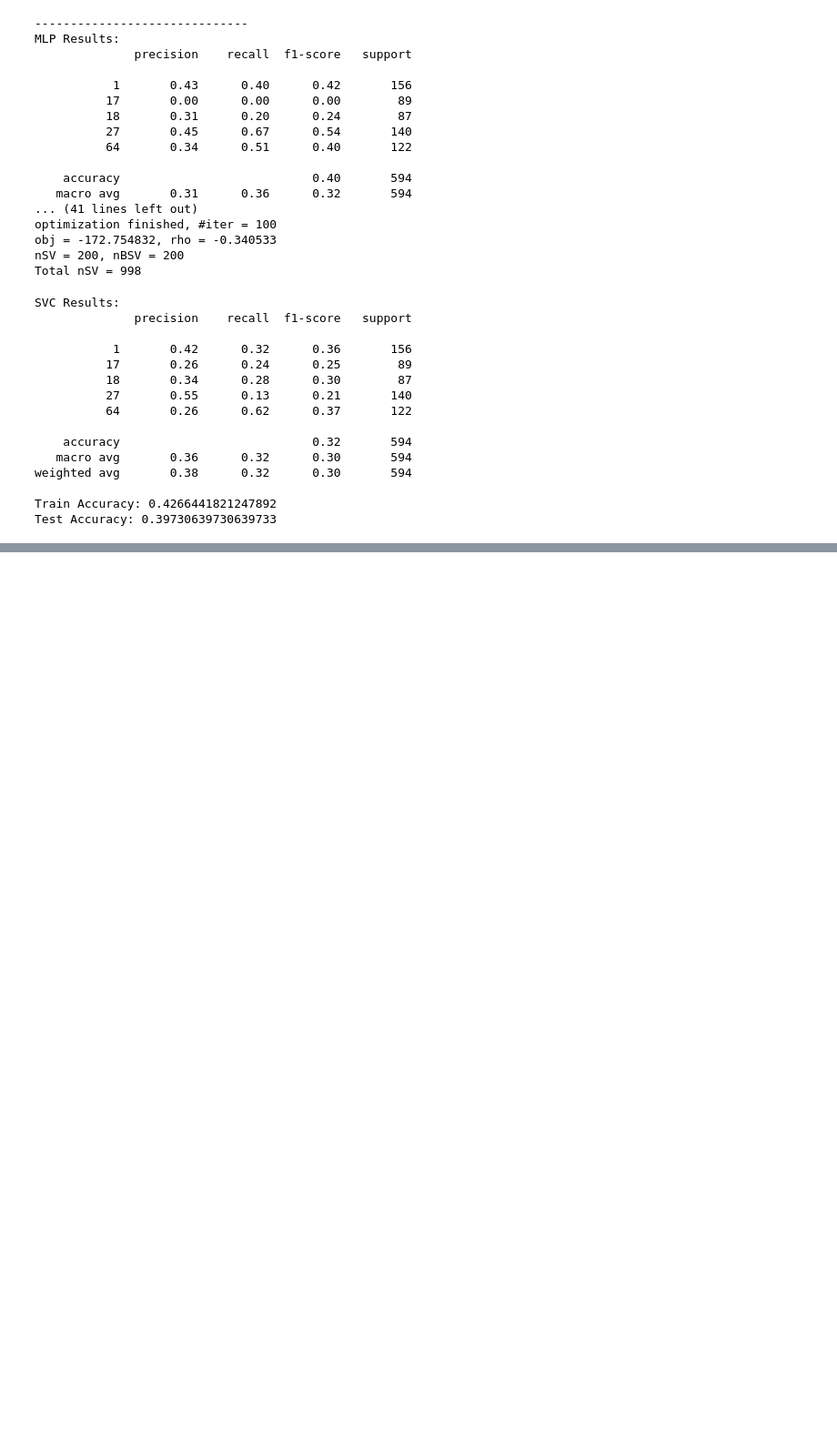
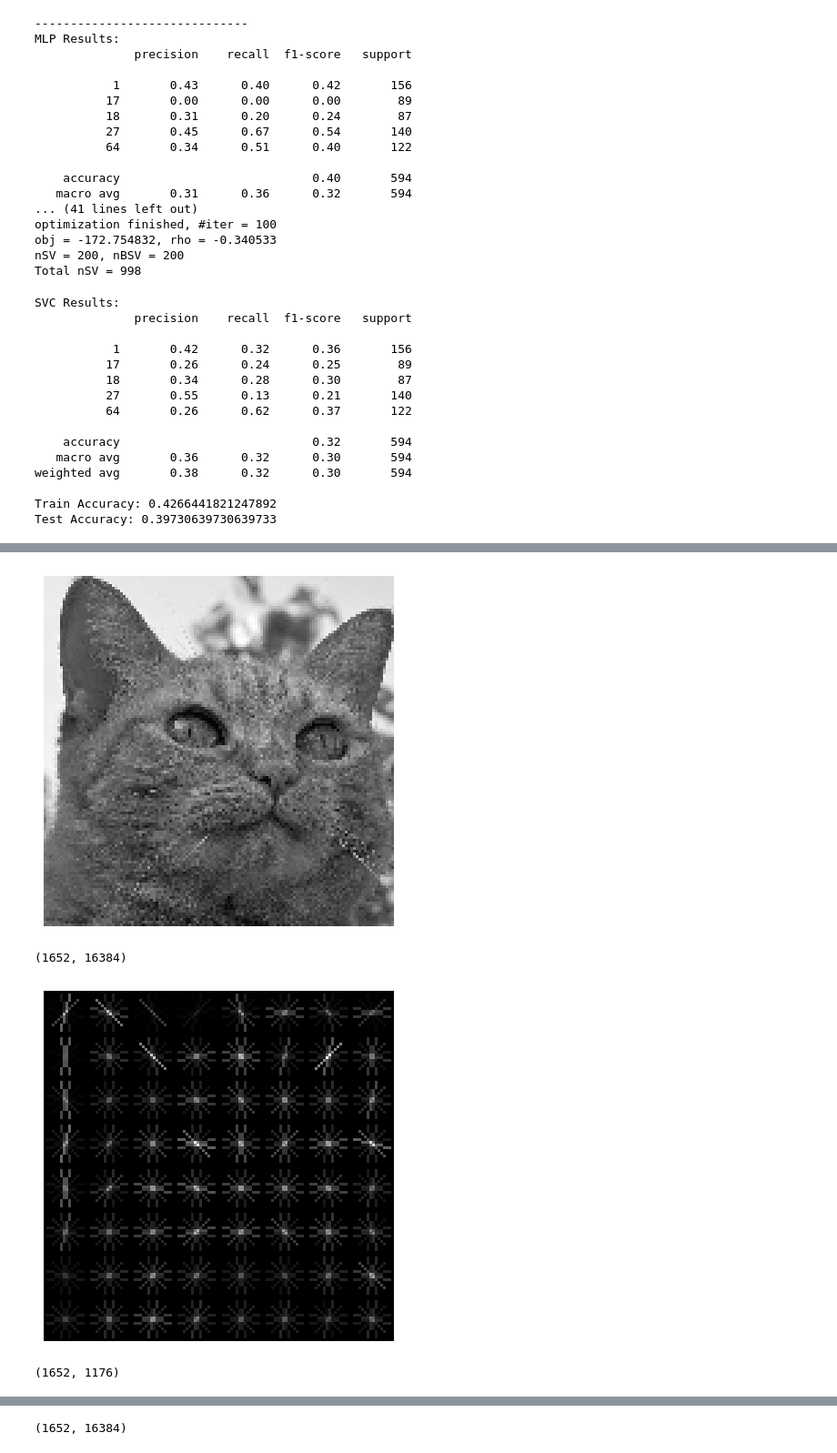
Before and after one commit to GWilson97/household_classifier, a Jupyter notebook: baseline_modeling.ipynb, the cells around one changed output, grey strips where cells are left out. Shown at 91% size. Saved outputs shown, nothing was run; the diff lists cells and outputs as text; code cells hidden in the pictures; blank space fills up the shorter version.

```diff
--- a/baseline_modeling.ipynb
+++ b/baseline_modeling.ipynb
@@ -466,0 +552,14 @@ Test Accuracy: 0.39730639730639733
+# %%
+pixel_features_old = get_features(imgs_old, feat_name='pixels')
+print(pixel_features.shape)
+
+hog_features_old = get_features(imgs_old, feat_name='hog')
+print(hog_features.shape)
+
+canny_features_old = get_features(imgs_old, feat_name='canny')
+print(canny_features.shape)
+# %% [output]
+[figure, added]
+(1652, 16384)
+[figure, added]
+(1652, 1176)
@@ -466,0 +567 @@ Test Accuracy: 0.39730639730639733
+(1652, 16384)
```
Also changed, not shown: parts of 52 cells of this notebook.
